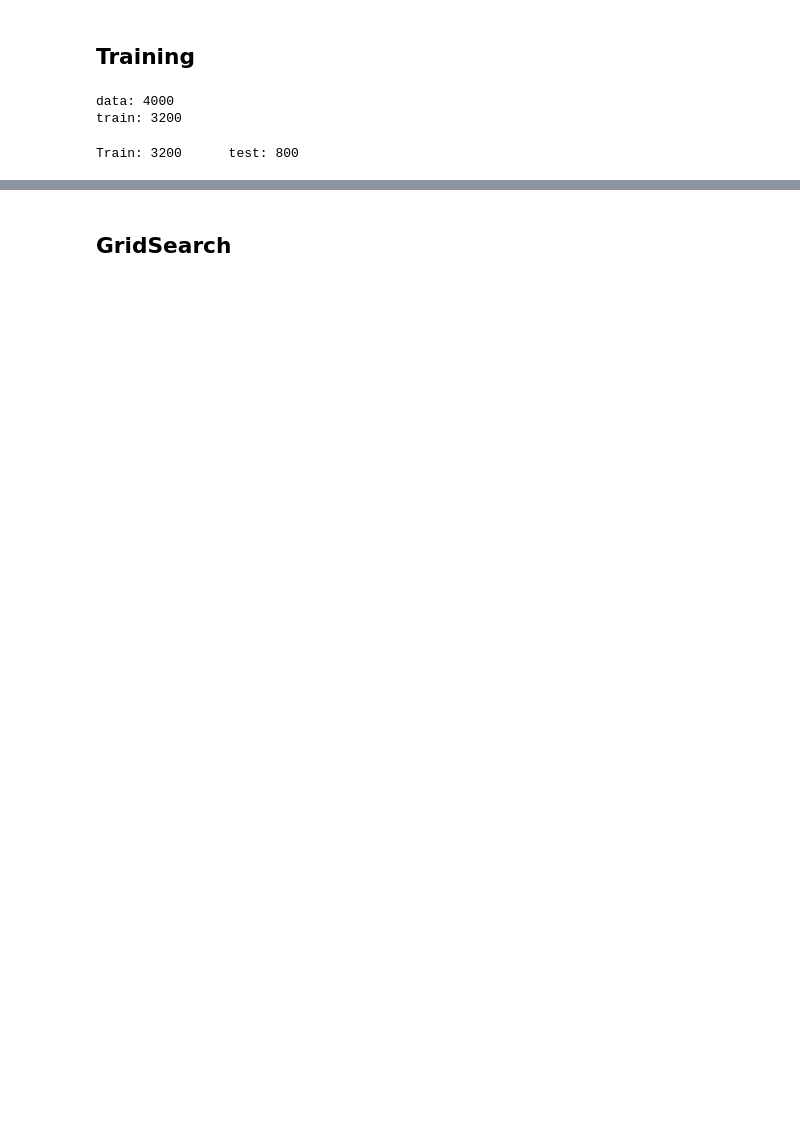
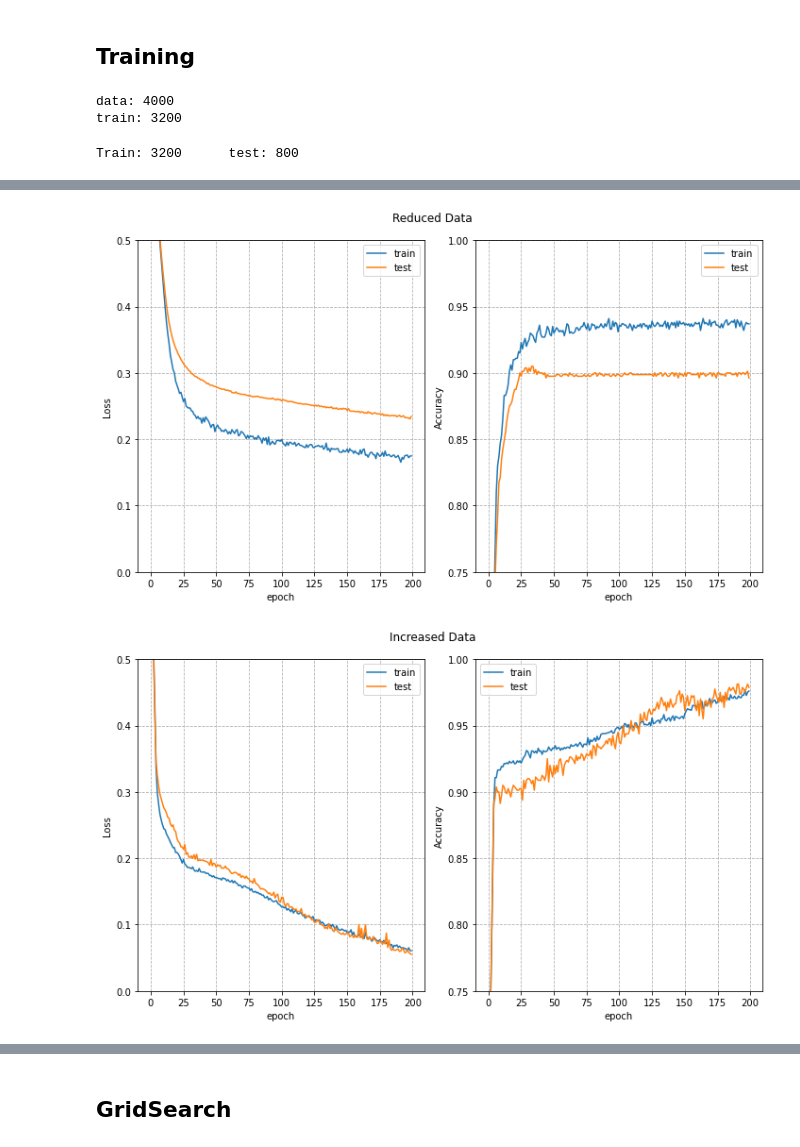
Before and after one commit to emersonvero/LoCP2, a Jupyter notebook: 02_DNN/2219_assignment_02.ipynb, the cells around one changed output, grey strips where cells are left out. Cells and saved outputs as stored; diff of their text form; code cells hidden in the pictures; blank space fills up the shorter version.

Commit message:
Risolte le incongruenze sugli score, cambiati alcuni grafici, diminuito il numero di dati per il reduced dataset

```diff
--- a/02_DNN/2219_assignment_02.ipynb
+++ b/02_DNN/2219_assignment_02.ipynb
@@ -220,7 +216,7 @@ Test loss: 0.18843193352222443
 #let's generate the modified training sets
 
 #reduced dataset
-N_red = 3000
+N_red = 1000
 (x_train_red, y_train_red) = (x_train[:N_red], y_train[:N_red])
 x_train_red = Rescale(x_train_red)
 
@@ -301,22 +290,28 @@ for f1, title in zip(fits,title):
     axs[0].plot(f1.history['val_loss'],label="test")
     axs[0].set_xlabel('epoch')
     axs[0].set_ylabel("Loss")
+    axs[0].grid(True, linestyle = '--')
+    axs[0].set_ylim(0,0.5)
 
     axs[1].plot(f1.history['accuracy'],label="train")
     axs[1].plot(f1.history['val_accuracy'],label="test")
     axs[1].set_xlabel('epoch')
     axs[1].set_ylabel("Accuracy")
+    axs[1].grid(True, linestyle = '--')
+    axs[1].set_ylim(0.75, 1)
+    axs[0].set_ylim(0.75,1)
 
     for ax in axs: ax.legend()
+    plt.tight_layout()
     plt.show();
 
 
 results_red =model_red.evaluate(x_test_norm,y_test,batch_size=50)
-print('Test loss for the reduced set:',results[0],'\n')
+print('Test loss for the reduced set:',results_red[0],'\n')
 
 results_in =model_in.evaluate(x_test_norm,y_test,batch_size=50)
-print('Test loss for the increased set:',results[0],'\n')
+print('Test loss for the increased set:',results_in[0],'\n')
 
 results_aug =model_aug.evaluate(x_test_norm,y_test,batch_size=50)
-print('Test loss for the augmented set:',results[0],'\n')
+print('Test loss for the augmented set:',results_aug[0],'\n')
 # %% [output]
@@ -328,0 +318,2 @@ print('Test loss for the augmented set:',results[0],'\n')
+[figure, added]
+[figure, added]
```
Also changed, not shown: parts of 17 cells of this notebook.
